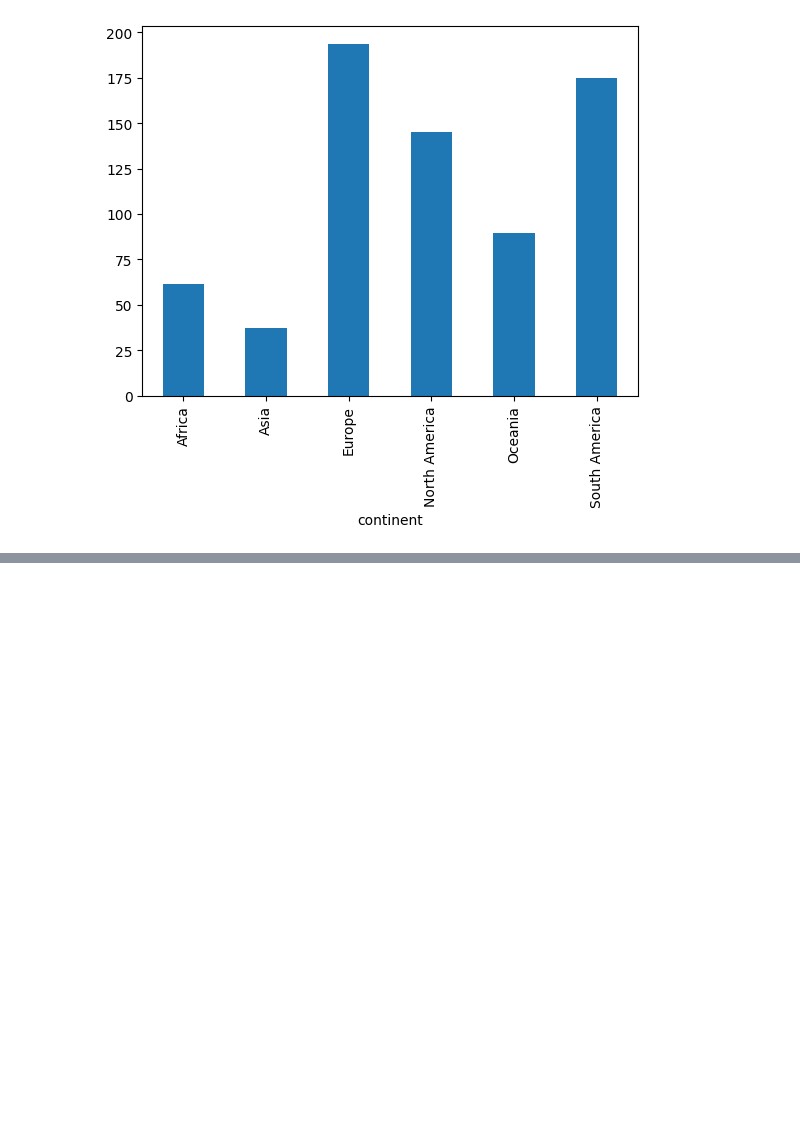
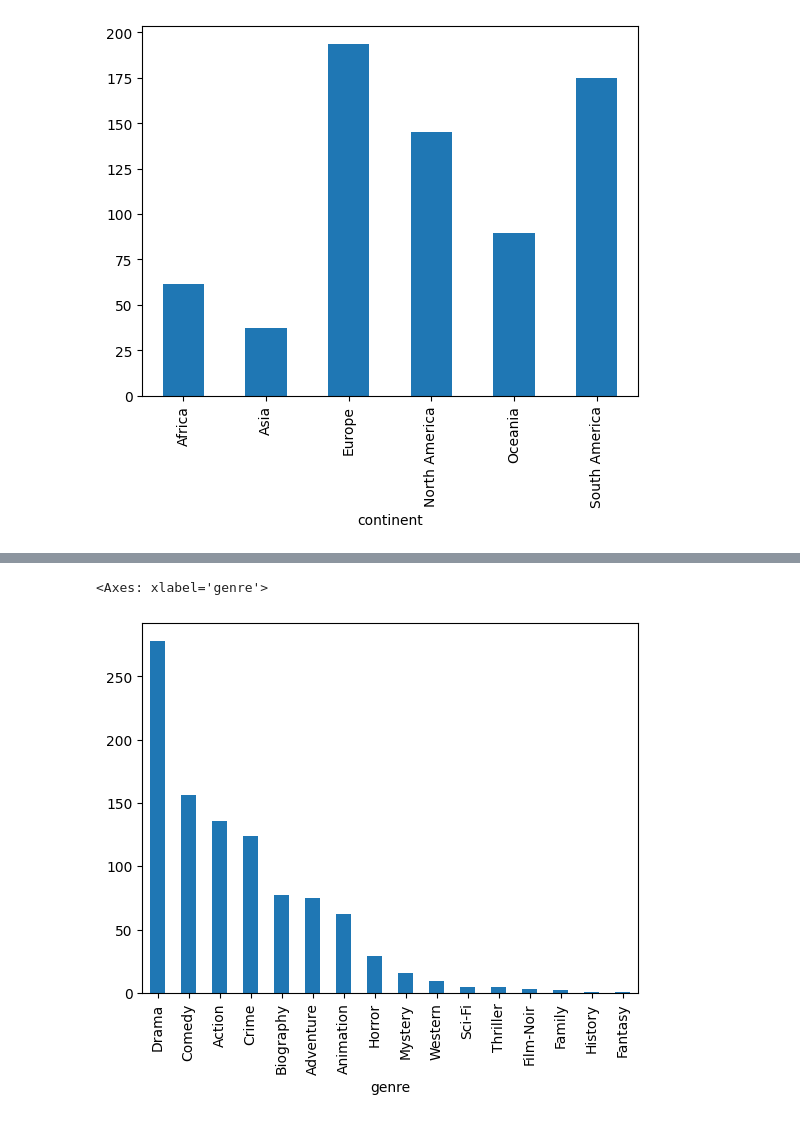
Before and after one commit to 1ochaku/Machine-Learning-Tutorials, a Jupyter notebook: Coding Week/Week 1/Pandas.ipynb, the cells around one changed output, grey strips where cells are left out. Drawn from its saved outputs; the diff is of its cells as text; code cells hidden in the pictures; blank space fills up the shorter version.

```diff
--- a/Coding Week/Week 1/Pandas.ipynb
+++ b/Coding Week/Week 1/Pandas.ipynb
@@ -744,0 +900,5 @@ drinks.groupby('continent')['beer_servings'].mean().plot(kind='bar')
+# %%
+movies.genre.value_counts().plot(kind='bar')
+# %% [output]
+<Axes: xlabel='genre'>
+[figure, added]
```
Also changed, not shown: parts of 54 cells of this notebook, 1 other file.
